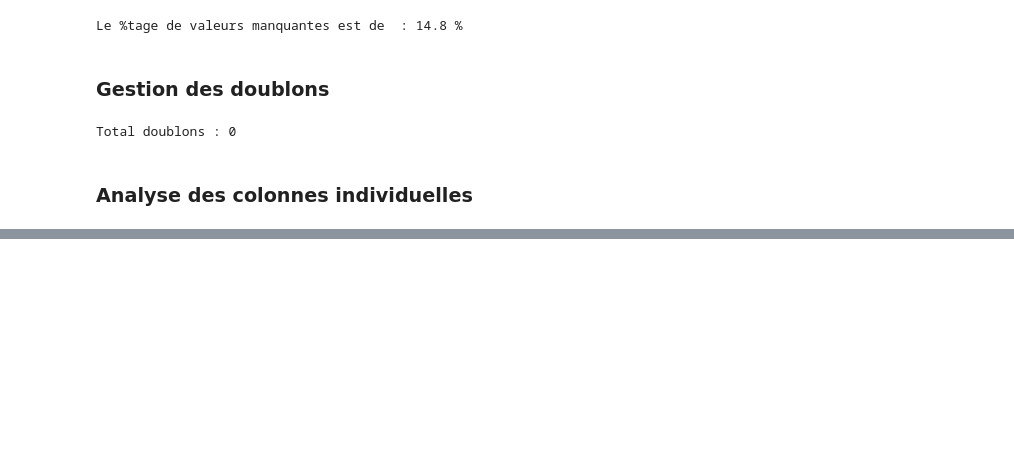
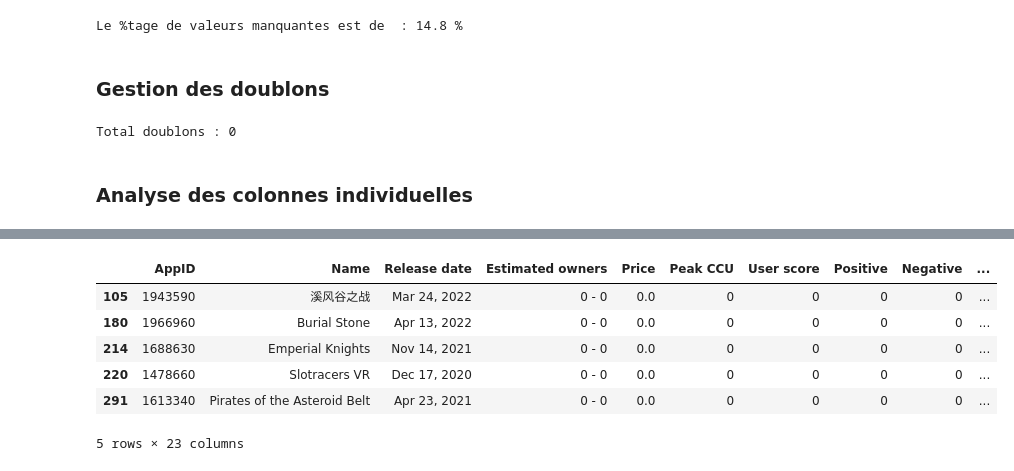
Before and after one commit to GitAlberto/GAMEDATA360, a Jupyter notebook: notebooks/EDA.ipynb, the cells around one changed output, grey strips where cells are left out. Cells and saved outputs as stored; diff of their text form; code cells hidden in the pictures; blank space fills up the shorter version.

```diff
--- a/notebooks/EDA.ipynb
+++ b/notebooks/EDA.ipynb
@@ -147,0 +333,14 @@ Total doublons : 0
+# %%
+# réinjection dans le DataFrame original
+data_copy.loc[mask, "Name"] = df_playtest["Name"]
+# %%
+# Vérification du néttoyage des Playtest
+data_copy[mask].head()
+# %% [output]
+|  | AppID | Name | Release date | Estimated owners | Price | Peak CCU | User score | Positive | Negative | ... |
+| 105 | 1943590 | 溪风谷之战 | Mar 24, 2022 | 0 - 0 | 0.0 | 0 | 0 | 0 | 0 | ... |
+| 180 | 1966960 | Burial Stone | Apr 13, 2022 | 0 - 0 | 0.0 | 0 | 0 | 0 | 0 | ... |
+| 214 | 1688630 | Emperial Knights | Nov 14, 2021 | 0 - 0 | 0.0 | 0 | 0 | 0 | 0 | ... |
+| 220 | 1478660 | Slotracers VR | Dec 17, 2020 | 0 - 0 | 0.0 | 0 | 0 | 0 | 0 | ... |
+| 291 | 1613340 | Pirates of the Asteroid Belt | Apr 23, 2021 | 0 - 0 | 0.0 | 0 | 0 | 0 | 0 | ... |
+5 rows × 23 columns
```
Also changed, not shown: parts of 44 cells of this notebook, 13 other files.
